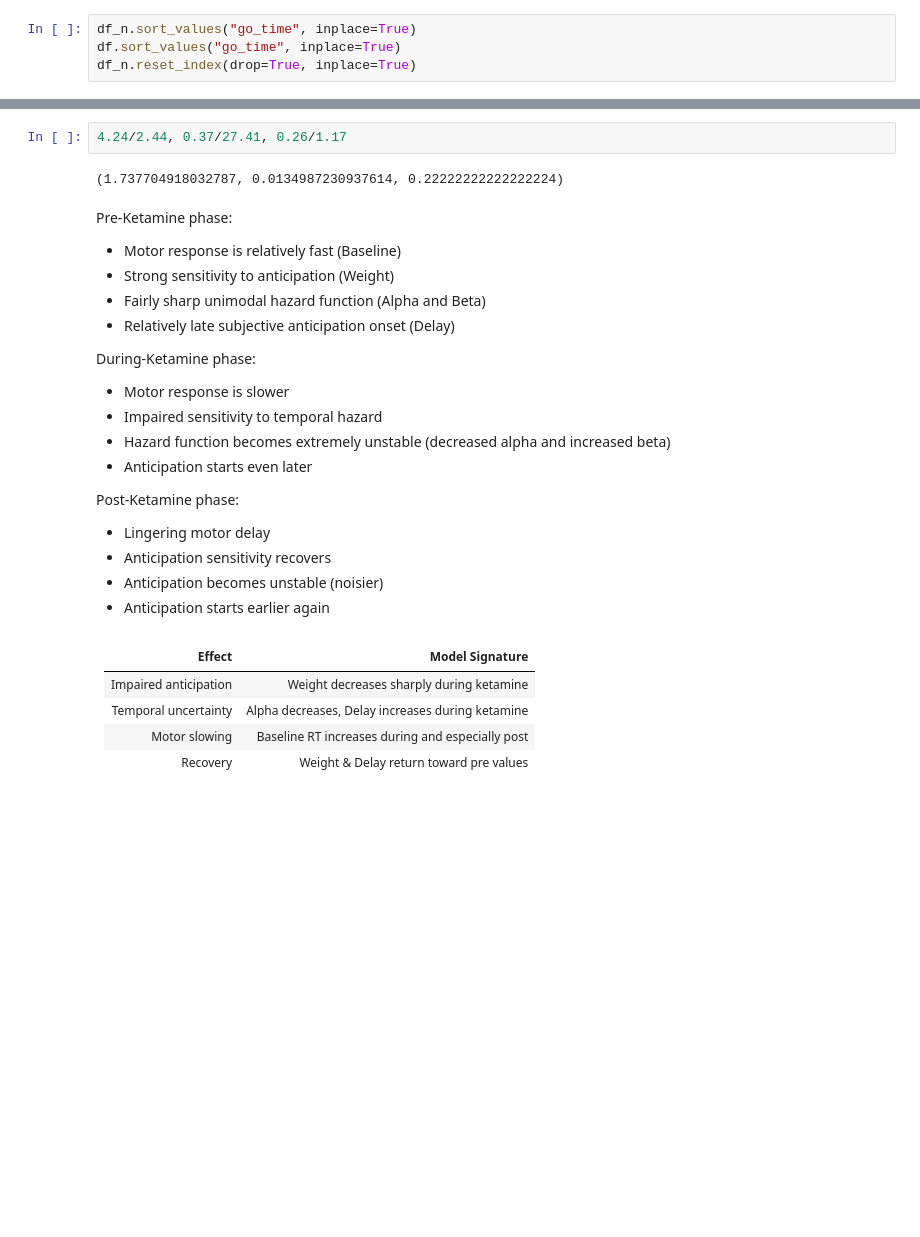
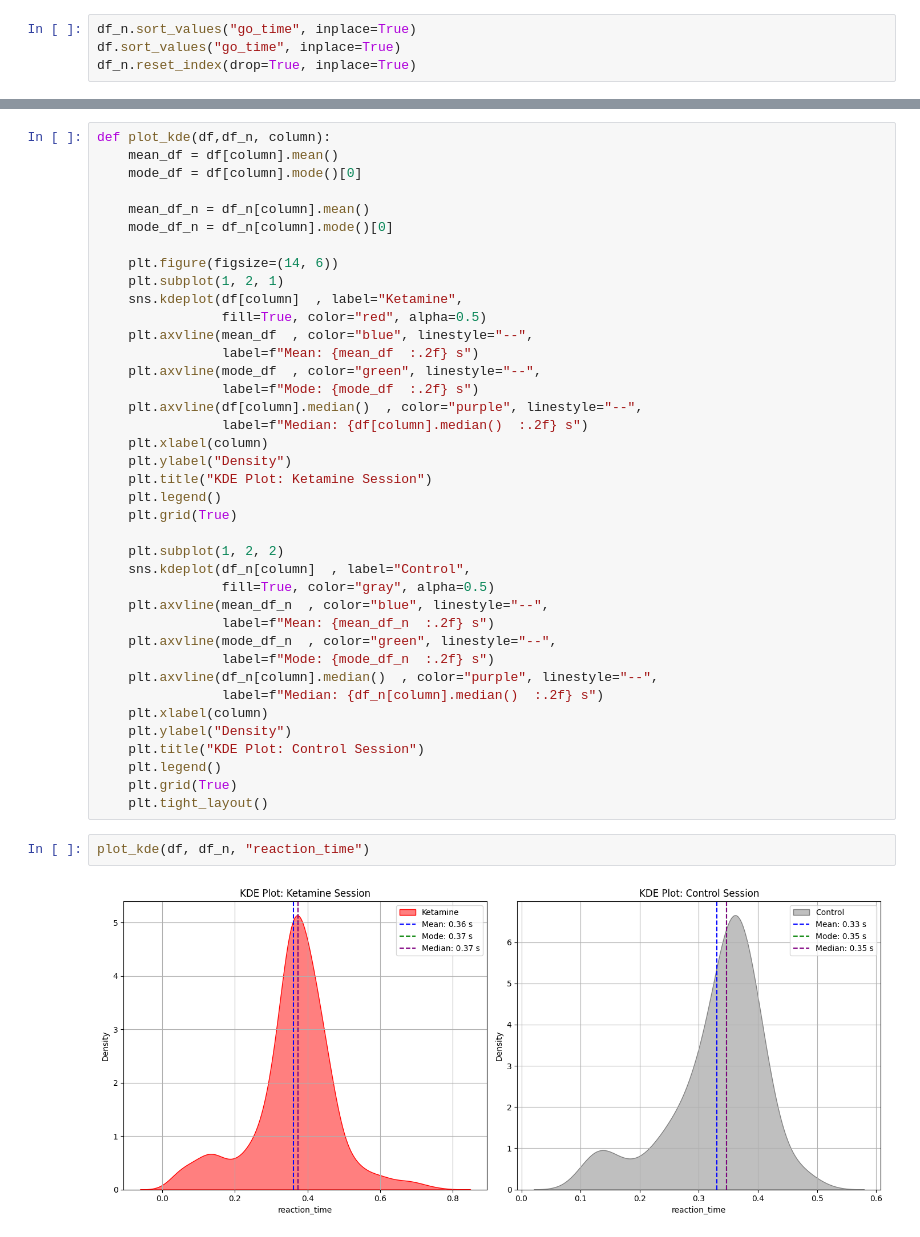
Before and after one commit to Da4kek/Temporal-Dynamics, a Jupyter notebook: Ketamine_data_analysis.ipynb, the cells around one changed output, grey strips where cells are left out. Drawn from its saved outputs; the diff is of its cells as text; blank space fills up the shorter version.

```diff
--- a/Ketamine_data_analysis.ipynb
+++ b/Ketamine_data_analysis.ipynb
@@ -524,29 +63,43 @@ post      583.03         350.17    0.26      1.17      1.26
-# %%
-4.24/2.44, 0.37/27.41, 0.26/1.17
-# %% [output]
-(1.737704918032787, 0.0134987230937614, 0.22222222222222224)
-# %% [markdown]
-Pre-Ketamine phase:
-- Motor response is relatively fast (Baseline)
-- Strong sensitivity to anticipation (Weight)
-- Fairly sharp unimodal hazard function (Alpha and Beta)
-- Relatively late subjective anticipation onset (Delay)
-
-During-Ketamine phase:
-- Motor response is slower
-- Impaired sensitivity to temporal hazard
-- Hazard function becomes extremely unstable (decreased alpha and increased beta)
-- Anticipation starts even later
-
-Post-Ketamine phase:
-- Lingering motor delay
-- Anticipation sensitivity recovers
-- Anticipation becomes unstable (noisier)
-- Anticipation starts earlier again
-# %% [markdown]
-| Effect | Model Signature |
-| ------- | ------ |
-| Impaired anticipation | Weight decreases sharply during ketamine |
-| Temporal uncertainty | Alpha decreases, Delay increases during ketamine |
-| Motor slowing | Baseline RT increases during and especially post |
-| Recovery | Weight & Delay return toward pre values |
+# %%
+def plot_kde(df,df_n, column):
+    mean_df = df[column].mean()
+    mode_df = df[column].mode()[0]
+
+    mean_df_n = df_n[column].mean()
+    mode_df_n = df_n[column].mode()[0]
+
+    plt.figure(figsize=(14, 6))
+    plt.subplot(1, 2, 1)
+    sns.kdeplot(df[column]  , label="Ketamine",
+                fill=True, color="red", alpha=0.5)
+    plt.axvline(mean_df  , color="blue", linestyle="--",
+                label=f"Mean: {mean_df  :.2f} s")
+    plt.axvline(mode_df  , color="green", linestyle="--",
+                label=f"Mode: {mode_df  :.2f} s")
+    plt.axvline(df[column].median()  , color="purple", linestyle="--",
+                label=f"Median: {df[column].median()  :.2f} s")
+    plt.xlabel(column)
+    plt.ylabel("Density")
+    plt.title("KDE Plot: Ketamine Session")
+    plt.legend()
+    plt.grid(True)
+
+    plt.subplot(1, 2, 2)
+    sns.kdeplot(df_n[column]  , label="Control",
+                fill=True, color="gray", alpha=0.5)
+    plt.axvline(mean_df_n  , color="blue", linestyle="--",
+                label=f"Mean: {mean_df_n  :.2f} s")
+    plt.axvline(mode_df_n  , color="green", linestyle="--",
+                label=f"Mode: {mode_df_n  :.2f} s")
+    plt.axvline(df_n[column].median()  , color="purple", linestyle="--",
+                label=f"Median: {df_n[column].median()  :.2f} s")
+    plt.xlabel(column)
+    plt.ylabel("Density")
+    plt.title("KDE Plot: Control Session")
+    plt.legend()
+    plt.grid(True)
+    plt.tight_layout()
+# %%
+plot_kde(df, df_n, "reaction_time")
+# %% [output]
+[figure, added]
```
Also changed, not shown: parts of 59 cells of this notebook.
